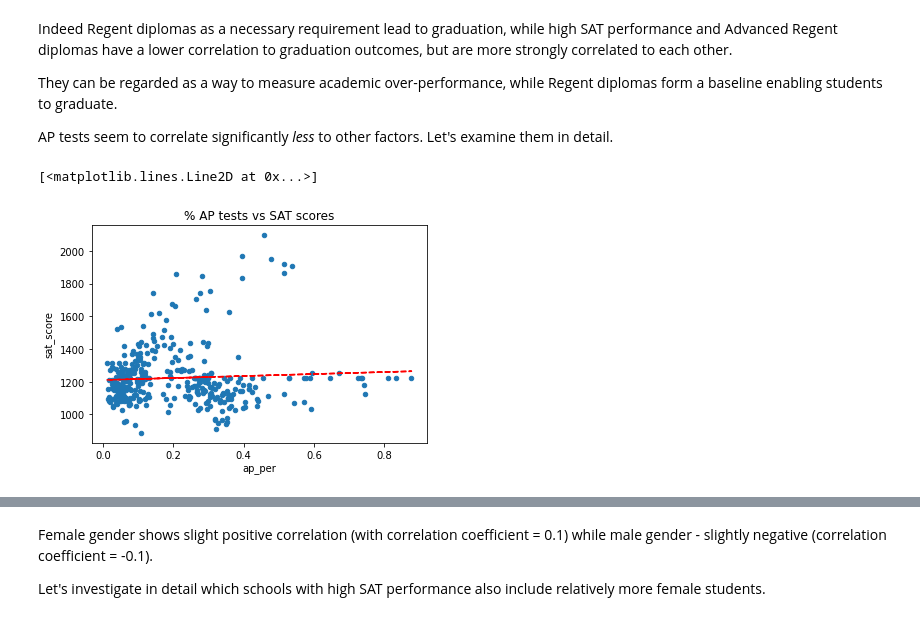
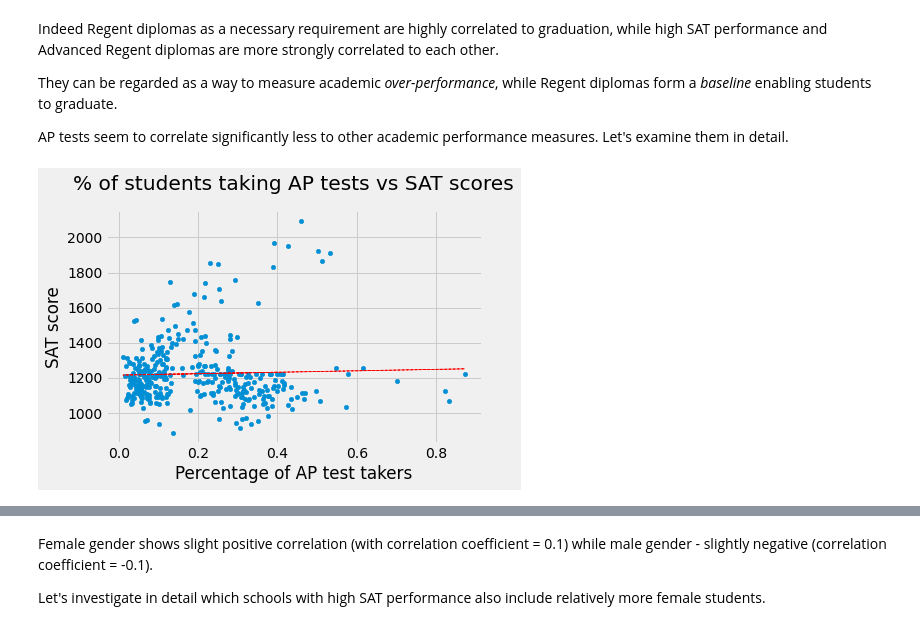
Before and after one commit to kafka-polka-dot/jupyter_projects, a Jupyter notebook: SAT_scores/SAT_scores_analysis.ipynb, the cells around one changed output, grey strips where cells are left out. Saved outputs shown, nothing was run; the diff lists cells and outputs as text; code cells hidden in the pictures.

```diff
--- a/SAT_scores/SAT_scores_analysis.ipynb
+++ b/SAT_scores/SAT_scores_analysis.ipynb
@@ -168,10 +238,16 @@ correlations = combined.corr()
 correlations = correlations['sat_score']
 correlations.dropna(inplace=True)
 # %%
-# show top 15 factors with strongest positive and negative correlation
-print(correlations.sort_values(ascending=False).head(15))
+# show top 20 factors with strongest positive and negative correlation
+top_pos = correlations.sort_values(ascending=False).head(20)
+print(top_pos)
+top_pos_list = top_pos.index.to_list()[0:20]
 print('\n')
-print(correlations.sort_values(ascending=False).tail(15))
+top_neg = correlations.sort_values(ascending=False).tail(20)
+print(top_neg)
+top_neg_list = top_neg.index.to_list()[0:20]
+top_list = top_pos_list + top_neg_list + survey_fields[1:]
+top_list = top_list + ['DBN', 'female_per', 'boro', 'SCHOOL NAME', 'AVERAGE CLASS SIZE']
 # %% [output]
 sat_score                               1.000000
 SAT Writing Avg. Score                  0.987771
@@ -204,7 +279,0 @@ In the merged dataset there are 160 columns now. Most of them won't be used for
-# %%
-# delete columns
-num_col_1 = [11, 12, 13, 35, 37, 38, 40, 41]
-combined = combined.drop(combined.columns[num_col_1], axis=1)
-combined = combined.drop(combined.columns[37:51], axis=1)
-combined = combined.drop(combined.columns[107:133], axis=1)
-combined.info()
@@ -217 +280,4 @@ memory usage: 309.1+ KB
+# %%
+# delete columns
+combined = combined[top_list]
 # %% [markdown]
@@ -263,18 +334,23 @@ plt.show()
 # %% [markdown]
-Indeed Regent diplomas as a necessary requirement lead to graduation, while high SAT performance and Advanced Regent diplomas have a lower correlation to graduation outcomes, but are more strongly correlated to each other.
+Indeed Regent diplomas as a necessary requirement are highly correlated to graduation, while high SAT performance and Advanced Regent diplomas are more strongly correlated to each other.
 
-They can be regarded as a way to measure academic over-performance, while Regent diplomas form a baseline enabling students to graduate.
+They can be regarded as a way to measure academic *over-performance*, while Regent diplomas form a *baseline* enabling students to graduate.
 
-AP tests seem to correlate significantly *less* to other factors. Let's examine them in detail.
+AP tests seem to correlate significantly less to other academic performance measures. Let's examine them in detail.
 # %%
-combined['ap_per'] = combined['AP Test Takers ']/combined['total_enrollment']
-# create scatterplot
-combined.plot('ap_per', 'sat_score', kind='scatter', title='% AP tests vs SAT scores')
+combined['ap_per'] = combined['AP Test Takers ']/combined['total_students']
 
-# add trendline
+# create scatter plot
+combined.plot('ap_per', 'sat_score', kind='scatter')
+plt.xlabel('Percentage of AP test takers')
+plt.ylabel('SAT score')
+plt.title('% of students taking AP tests vs SAT scores', pad=20)
+
+#add trendline
 z = np.polyfit(combined['ap_per'], combined['sat_score'], 1)
 p = np.poly1d(z)
-plt.plot(combined['ap_per'],p(combined['ap_per']),'r--')
+plt.plot(combined['ap_per'], p(combined['ap_per']), 'r--', linewidth=0.8)
+
+plt.show()
 # %% [output]
-[<matplotlib.lines.Line2D at 0x...>]
-[figure, old version]
+[figure, new version]
```
Also changed, not shown: parts of 87 cells of this notebook.
